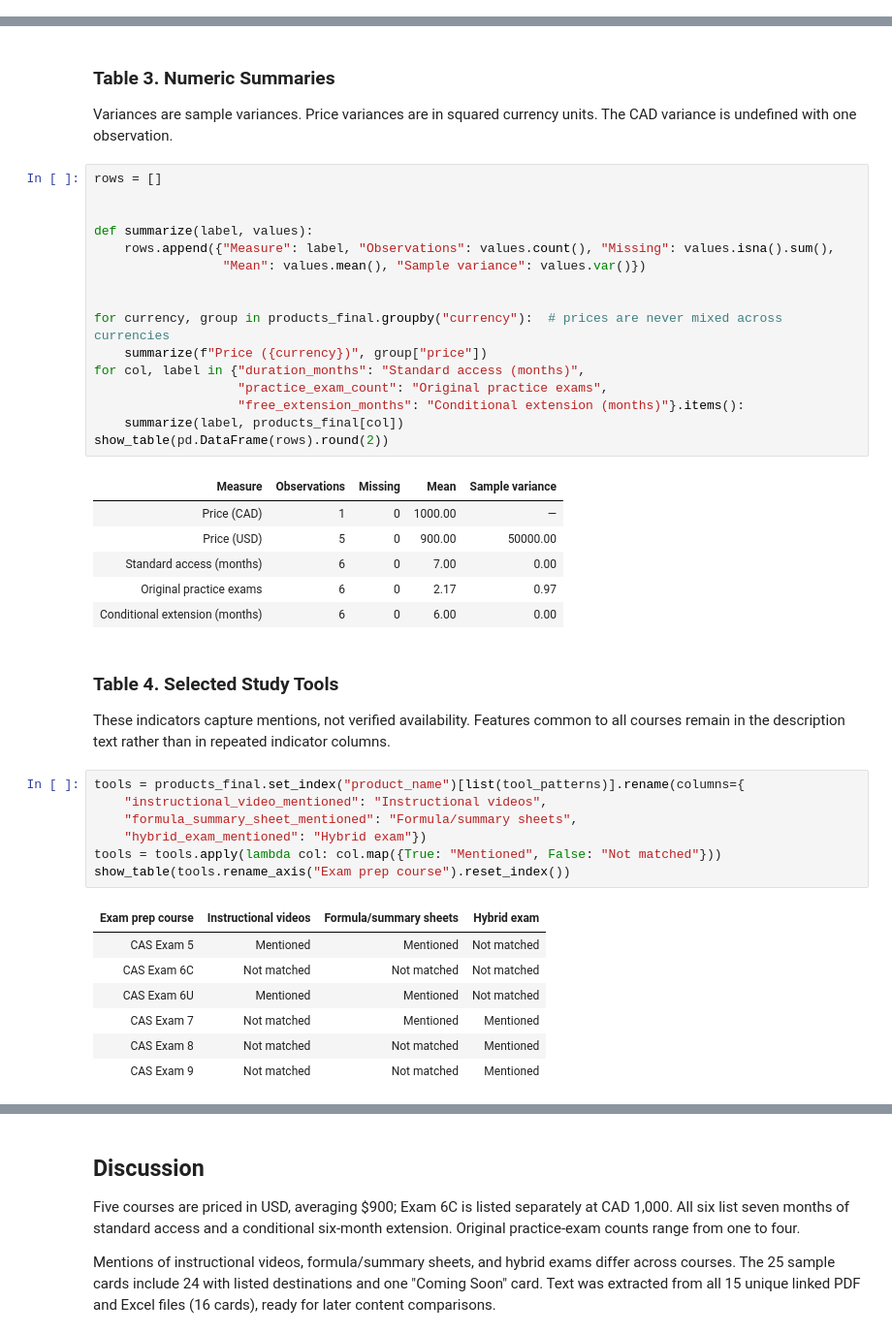
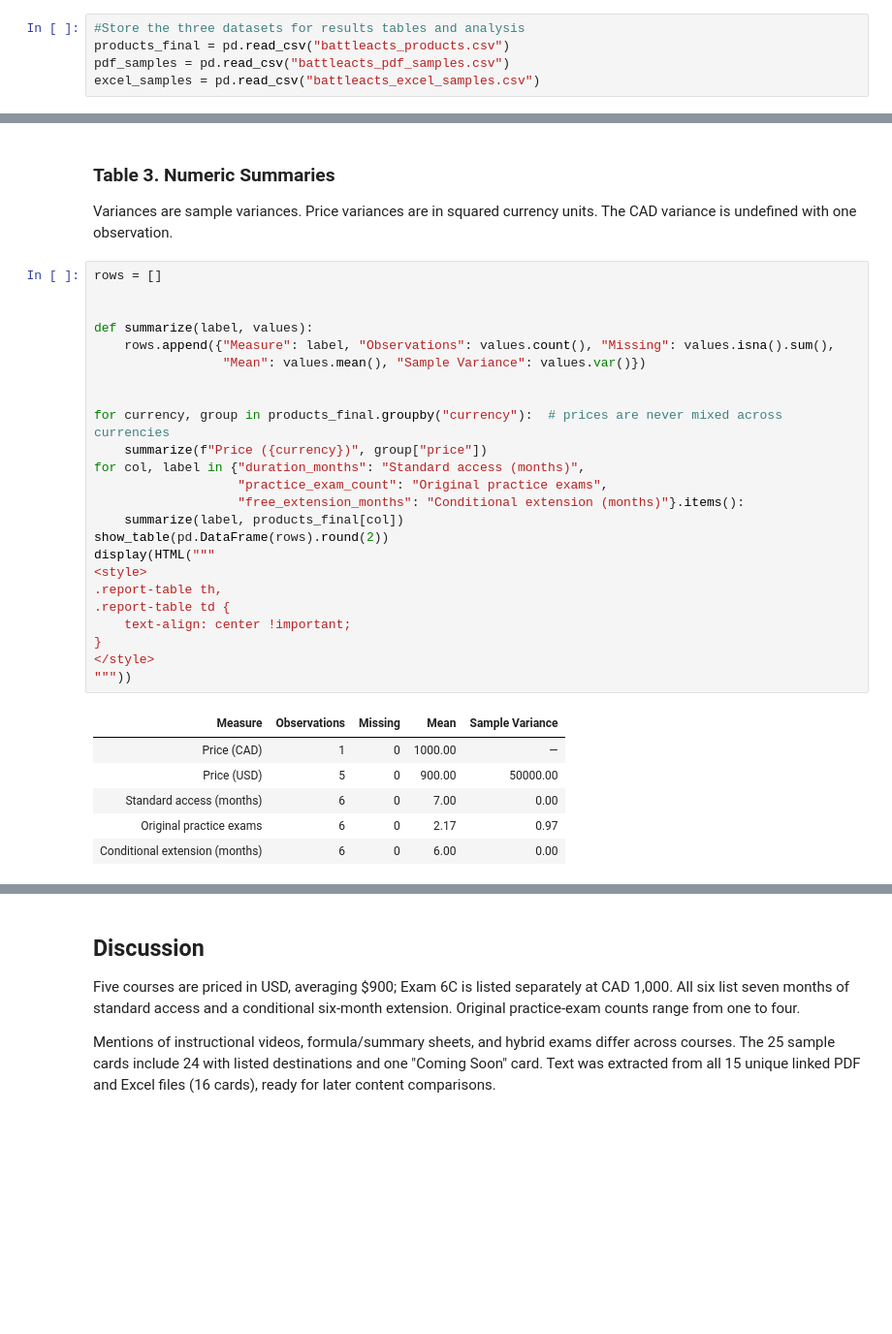
Before and after one commit to maxinehb/datasci530fall2026, a Jupyter notebook: Project 1/Project_1_MHB.ipynb, the cells around one changed output, grey strips where cells are left out. Shown at 97% size. Drawn from its saved outputs; the diff is of its cells as text; blank space fills up the shorter version.

```diff
--- a/Project 1/Project_1_MHB.ipynb
+++ b/Project 1/Project_1_MHB.ipynb
@@ -283,3 +301,8 @@ for frame in (pdf_samples, excel_samples):
+# %%
+#Store the three datasets for results tables and analysis
+products_final = pd.read_csv("battleacts_products.csv")
+pdf_samples = pd.read_csv("battleacts_pdf_samples.csv")
+excel_samples = pd.read_csv("battleacts_excel_samples.csv")
 # %% [markdown]
 ## Results
 
@@ -340,43 +379,32 @@ Variances are sample variances. Price variances are in squared currency units. T
 # %%
 rows = []
 
 
 def summarize(label, values):
     rows.append({"Measure": label, "Observations": values.count(), "Missing": values.isna().sum(),
-                 "Mean": values.mean(), "Sample variance": values.var()})
+                 "Mean": values.mean(), "Sample Variance": values.var()})
 
 
 for currency, group in products_final.groupby("currency"):  # prices are never mixed across currencies
     summarize(f"Price ({currency})", group["price"])
 for col, label in {"duration_months": "Standard access (months)",
                    "practice_exam_count": "Original practice exams",
                    "free_extension_months": "Conditional extension (months)"}.items():
     summarize(label, products_final[col])
 show_table(pd.DataFrame(rows).round(2))
+display(HTML("""
+<style>
+.report-table th,
+.report-table td {
+    text-align: center !important;
+}
+</style>
+"""))
 # %% [output]
-| Measure | Observations | Missing | Mean | Sample variance |
+| Measure | Observations | Missing | Mean | Sample Variance |
 | Price (CAD) | 1 | 0 | 1000.00 | — |
 | Price (USD) | 5 | 0 | 900.00 | 50000.00 |
 | Standard access (months) | 6 | 0 | 7.00 | 0.00 |
 | Original practice exams | 6 | 0 | 2.17 | 0.97 |
 | Conditional extension (months) | 6 | 0 | 6.00 | 0.00 |
-# %% [markdown]
-### Table 4. Selected Study Tools
-
-These indicators capture mentions, not verified availability. Features common to all courses remain in the description text rather than in repeated indicator columns.
-# %%
-tools = products_final.set_index("product_name")[list(tool_patterns)].rename(columns={
-    "instructional_video_mentioned": "Instructional videos",
-    "formula_summary_sheet_mentioned": "Formula/summary sheets",
-    "hybrid_exam_mentioned": "Hybrid exam"})
-tools = tools.apply(lambda col: col.map({True: "Mentioned", False: "Not matched"}))
-show_table(tools.rename_axis("Exam prep course").reset_index())
-# %% [output]
-| Exam prep course | Instructional videos | Formula/summary sheets | Hybrid exam |
-| CAS Exam 5 | Mentioned | Mentioned | Not matched |
-| CAS Exam 6C | Not matched | Not matched | Not matched |
-| CAS Exam 6U | Mentioned | Mentioned | Not matched |
-| CAS Exam 7 | Not matched | Mentioned | Mentioned |
-| CAS Exam 8 | Not matched | Not matched | Mentioned |
-| CAS Exam 9 | Not matched | Not matched | Mentioned |
 # %% [markdown]
```
Also changed, not shown: parts of 8 cells of this notebook, 1 other file.
